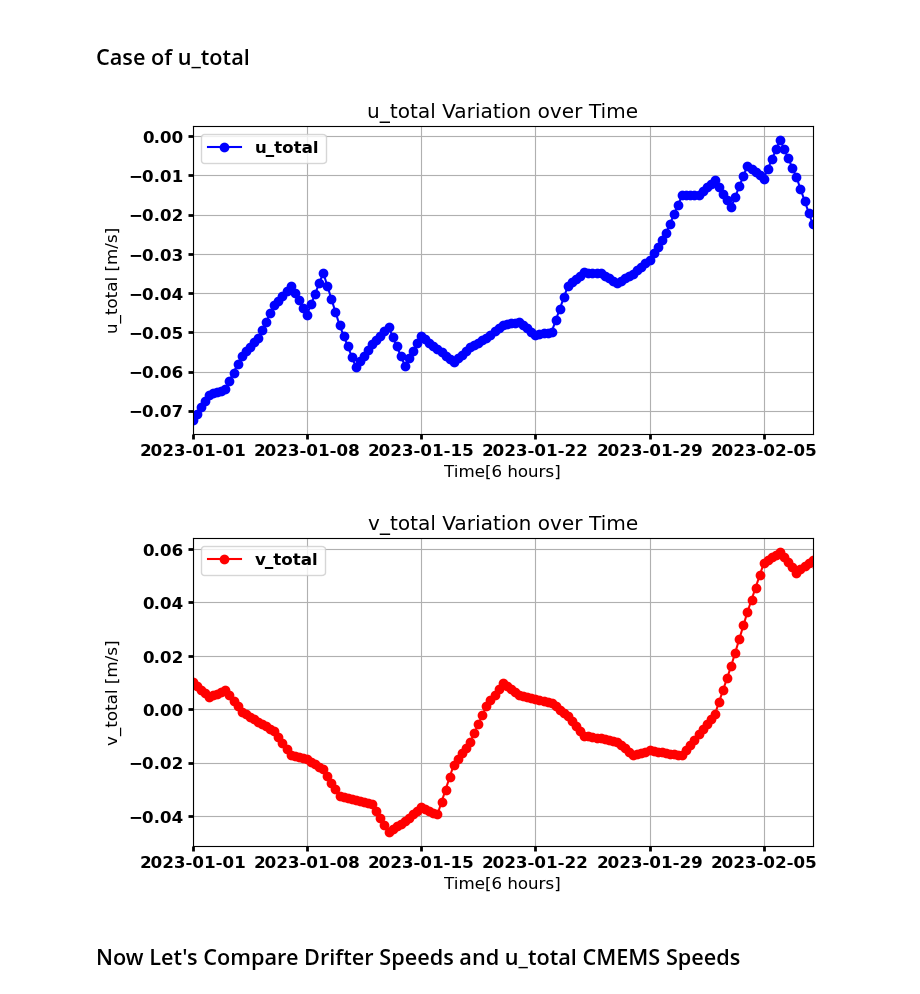
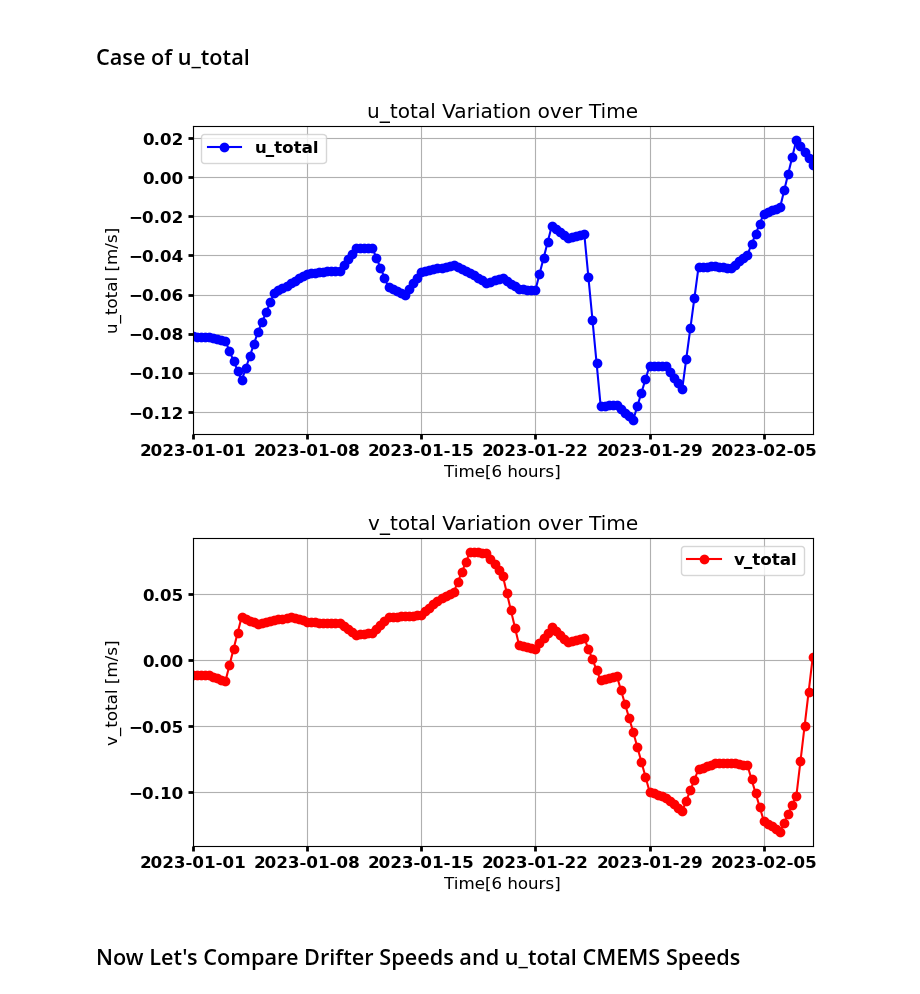
Before and after one commit to Julio-Leonel-Donfack/Courants-Derivants-Cmems, a Jupyter notebook: 7-courant-combine-drifter-plus-cmems-82.ipynb, the cells around one changed output. Drawn from its saved outputs; the diff is of its cells as text; code cells hidden in the pictures.

```diff
--- a/7-courant-combine-drifter-plus-cmems-82.ipynb
+++ b/7-courant-combine-drifter-plus-cmems-82.ipynb
@@ -126,7 +126,7 @@ v_interp = v_wind.interp(latitude=df_inertial_wave['latitude'], longitude=df_ine
 #### Case of Geostrophic Velocity Anomalies: Zonal Component (ugosa) and Geostrophic Velocity Anomalies: Meridional Component (vgosa)
 # %%
 # Load your netCDF data
-data = xr.open_dataset('cmems_obs-sl_glo_phy-ssh_my_allsat-l4-duacs-0.25deg_P1D_1713524113026.nc')
+data = xr.open_dataset('miamicurrents_f30e_6501_f060.nc')
 # reduce the dimention of data frame to have the same result like cmems
 # Define your dataframe, assuming it has columns 'longitude', 'latitude' and time
 # Replace df with your dataframe variable name and adjust column names accordingly
@@ -136,6 +136,6 @@ data = xr.open_dataset('cmems_obs-sl_glo_phy-ssh_my_allsat-l4-duacs-0.25deg_P1D_
 interpolated_data = data.interp(latitude=df_1['latitude'], longitude=df_1['longitude'], time=df_1['time'], method='linear')
 
 # Extract interpolated values
-interpolated_values_ugosa = interpolated_data['ugosa'].values
-interpolated_values_vgosa = interpolated_data['vgosa'].values
+interpolated_values_u_current = interpolated_data['u_current'].values
+interpolated_values_v_current = interpolated_data['v_current'].values
 # %%
@@ -207,7 +207,7 @@ tau_x, tau_y = calculer_tension_vent(rho_a, C_d, V_x, V_y)
 ## Application of Ekman current
 # %%
 # Calculate wind shear components tau_x and tau_y
-H = 15  # Profondeur de la couche d'Ekman
+H = 10  # Profondeur de la couche d'Ekman
 rho = 1025   # Masse volumique de l'eau (kg/m^3)
 
 # Time and longitude averaging to obtain a result per latitude
@@ -215,16 +215,16 @@ rho = 1025   # Masse volumique de l'eau (kg/m^3)
 # tau_y_mean = np.mean(tau_y, axis=(0, 2))
 
 # Calculate the Coriolis parameter f based on latitudes
-f = 2 * np.pi * 7.29e-5 * np.sin(np.deg2rad(v_interp.latitude))
+f = 2 * np.pi * 7.29e-5 * np.sin(np.deg2rad(tauy_mean_interp.latitude))
 
 # Calculate Ekman current components
-u_e_sat = tau_x / (f * rho*H)
-v_e_sat= -tau_y / (f * rho*H)
+u_e_sat = tauy_mean_interp / (f * rho*H)
+v_e_sat= -taux_mean_interp / (f * rho*H)
 
 # Calculate dimensionless parameters
-denom = u_e_sat**2 + v_e_sat**2
-h_e = (1/f) * (tau_y*u_e_sat - tau_x*v_e_sat) / (rho * denom)
-r_e = (1/f) * (tau_x*u_e_sat + tau_y*v_e_sat) / (rho * denom)
+# denom = u_e_sat**2 + v_e_sat**2
+#h_e = (1/f) * (tau_y*u_e_sat - tau_x*v_e_sat) / (rho * denom)
+#r_e = (1/f) * (tau_x*u_e_sat + tau_y*v_e_sat) / (rho * denom)
 
 # Display results
 #print("Component x of Ekman current (u_e):", u_e_sat)
@@ -238,7 +238,7 @@ r_e = (1/f) * (tau_x*u_e_sat + tau_y*v_e_sat) / (rho * denom)
 ## mean of ugeos plus Ekman zonal current
 # %%
 # u_total = u_geostro + u_e_sat
-u_total = interpolated_values_ugosa + u_e_sat
+u_total = interpolated_values_u_current + u_e_sat
 
 # note that u_total is a function of time, longitude and latitude.
 # We average over longitude and latitude to have it over time and has a dimension
@@ -248,7 +248,7 @@ mean_u_total= np.mean(u_total, axis=(1, 2))
 ## mean of vgeos plus Ekman meridional current
 # %%
 # u_total = v_geostro + v_e_sat
-v_total = interpolated_values_vgosa + v_e_sat
+v_total = interpolated_values_v_current + v_e_sat
 
 # note that v_total is a function of time, longitude and latitude.
 # We average over longitude and latitude to have it over time and has a dimension
@@ -291,7 +289,7 @@ dF
 
 # Plot ve as a function of time
 plt.figure(figsize=(8, 4))
-plt.plot(dF['time'], dF['u_total'], color='blue', marker='o', linestyle='-')
+plt.plot(df_1['time'], dF['u_total'], color='blue', marker='o', linestyle='-')
 
 # Add title, axis labels, grid and legend
 plt.title('u_total Variation over Time')
@@ -317,39 +315,39 @@ plt.savefig("fig25 mode.png")
 # Show plot
 plt.show()
 # %% [output]
-[figure, old version]
+[figure, new version]
 # %%
 # Assuming you have a DataFrame named df with 'time' and 've' columns
 
 # Plot ve as a function of time
 plt.figure(figsize=(8, 4))
-plt.plot(dF['time'], dF['v_total'], color='red', marker='o', linestyle='-')
+plt.plot(df_1['time'], dF['v_total'], color='red', marker='o', linestyle='-')
 
 # Add title, axis labels, grid and legend
 plt.title('v_total Variation over Time')
 plt.xlabel('Time[6 hours]')
 plt.ylabel('v_total [m/s]')
 plt.grid(True)
 
 plt.legend(['v_total'])
 
 # Set font size and font weight directly on the Axes object
 ax = plt.gca()
 ax.tick_params(axis='both', which='major', labelsize=12, width=2)
 for label in ax.get_xticklabels():
     label.set_fontweight('bold')
 
 # Set x-axis limits and tick labels
 ax.set_xlim(pd.Timestamp('2023-01-01'), pd.Timestamp('2023-02-08'))
 ax.set_xticks(pd.date_range(start='2023-01-01', end='2023-02-08', freq='168H'))
 ax.set_xticklabels(pd.date_range(start='2023-01-01', end='2023-02-08', freq='168H').strftime('%Y-%m-%d'), rotation=0)
 
 # save graphe
 plt.savefig("fig26 mode.png")
 # Show plot
 plt.show()
 # %% [output]
-[figure, old version]
+[figure, new version]
 # %% [markdown]
 ## Now Let's Compare Drifter Speeds and u_total CMEMS Speeds
 # %% [markdown]
```
Also changed, not shown: parts of 6 cells of this notebook.
